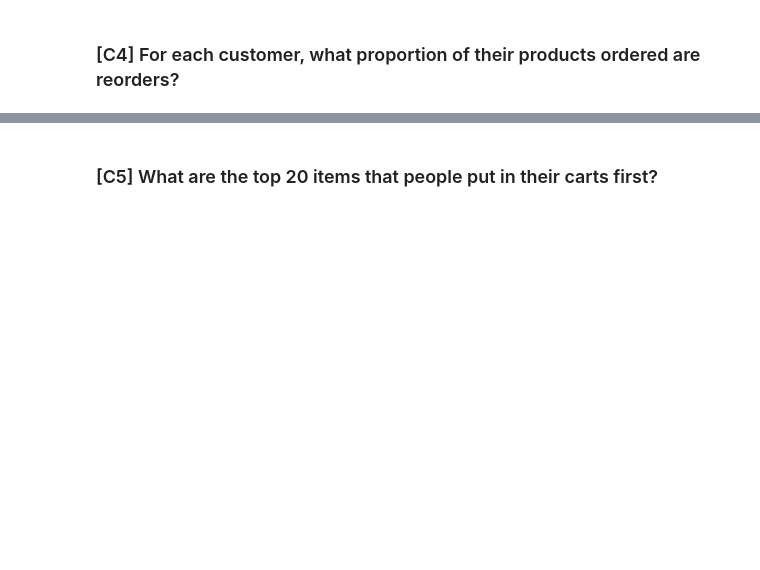
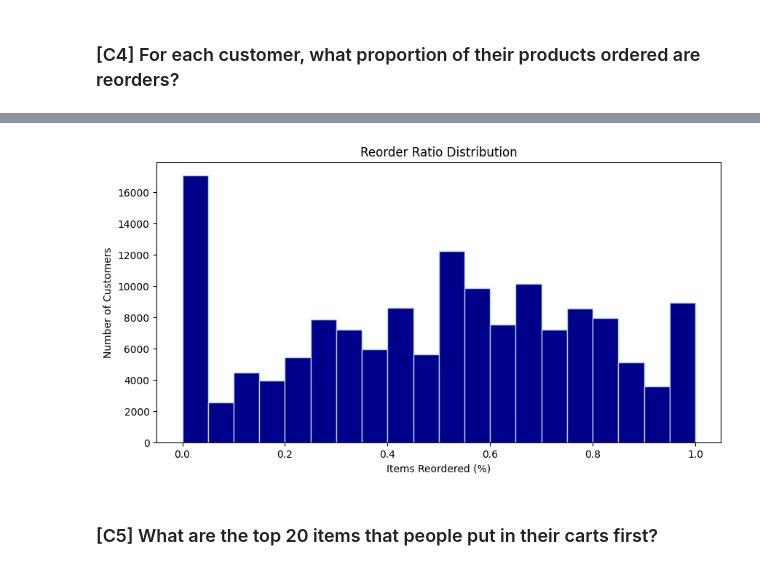
Before and after one commit to Malokingi/EDA-Project, a Jupyter notebook: EDA_notebook.ipynb, the cells around one changed output, grey strips where cells are left out. Saved outputs shown, nothing was run; the diff lists cells and outputs as text; code cells hidden in the pictures; blank space fills up the shorter version.

```diff
--- a/EDA_notebook.ipynb
+++ b/EDA_notebook.ipynb
@@ -34,7 +34,6 @@ def do_each_col(df):
 # Change Column Names, Check for duplicated orders, and Drop duplicated orders
 i_df = pd.read_csv('./data/instacart_orders.csv', sep=';')
 i_df = i_df.rename(columns={
-    'order_id': 'id',
     'order_number': 'user_order_number',
     'order_dow': 'day_of_week_numeral'
 })
@@ -58,7 +57,7 @@ i_df['day_of_week'] = i_df['day_of_week_numeral'].map(weekday_dict)
 # %%
 # Change Col data types to save space and make it easier to use the data later
 
-i_df['id'] = i_df['id'].astype(str)
+i_df['order_id'] = i_df['order_id'].astype(str)
 i_df = i_df.reset_index(drop=True)
 
 # print(np.array_equal(i_df['user_order_number'], i_df['user_order_number'].astype('uint8')))
@@ -437,2 +596,23 @@ plt.show()
 # %% [markdown]
 ### [C4] For each customer, what proportion of their products ordered are reorders?
+# %%
+# users_orders = i_df.groupby(['user_id', 'id']).size().reset_index(name='order_count')
+users_orders = i_df.merge(o_df, on='order_id')
+grouped_df = users_orders.groupby('user_id').agg({'user_id': 'count', 'reordered': ['sum', 'count']})
+
+grouped_df.columns = ['_'.join(col).rstrip('_') for col in grouped_df.columns.values]
+grouped_df['reorder_ratio'] = grouped_df['reordered_sum'] / grouped_df['reordered_count']
+
+print(grouped_df.sample(20))
+# Merge the dataframes
+# merged_df = pd.merge(i_df, o_df, on=['id', 'order_id'], how='left')
+
+# # Group by user_id and calculate the total number of items and the number of reordered items
+# grouped_df = merged_df.groupby('user_id').agg({'id': 'count', 'reordered': 'sum'})
+# grouped_df.columns = ['total_items', 'reordered_items']
+
+# # Calculate the proportion of reordered items for each user
+# grouped_df['reorder_ratio'] = grouped_df['reordered_items'] / grouped_df['total_items']
+
+# # Display the results
+# print(grouped_df.head())
@@ -439,2 +637,18 @@ plt.show()
+# %%
+grouped_df['reorder_ratio'].plot(
+    kind='hist',
+    bins=20,
+    title='Reorder Ratio Distribution',
+    edgecolor='lightblue',
+    color='darkblue',
+    figsize=[10, 5]
+)
+
+plt.xlabel('Items Reordered (%)')
+plt.ylabel('Number of Customers')
+
+plt.show()
+# %% [output]
+[figure, added]
 # %% [markdown]
 ### [C5] What are the top 20 items that people put in their carts first?
```
Also changed, not shown: parts of 25 cells of this notebook, 2 other files.
